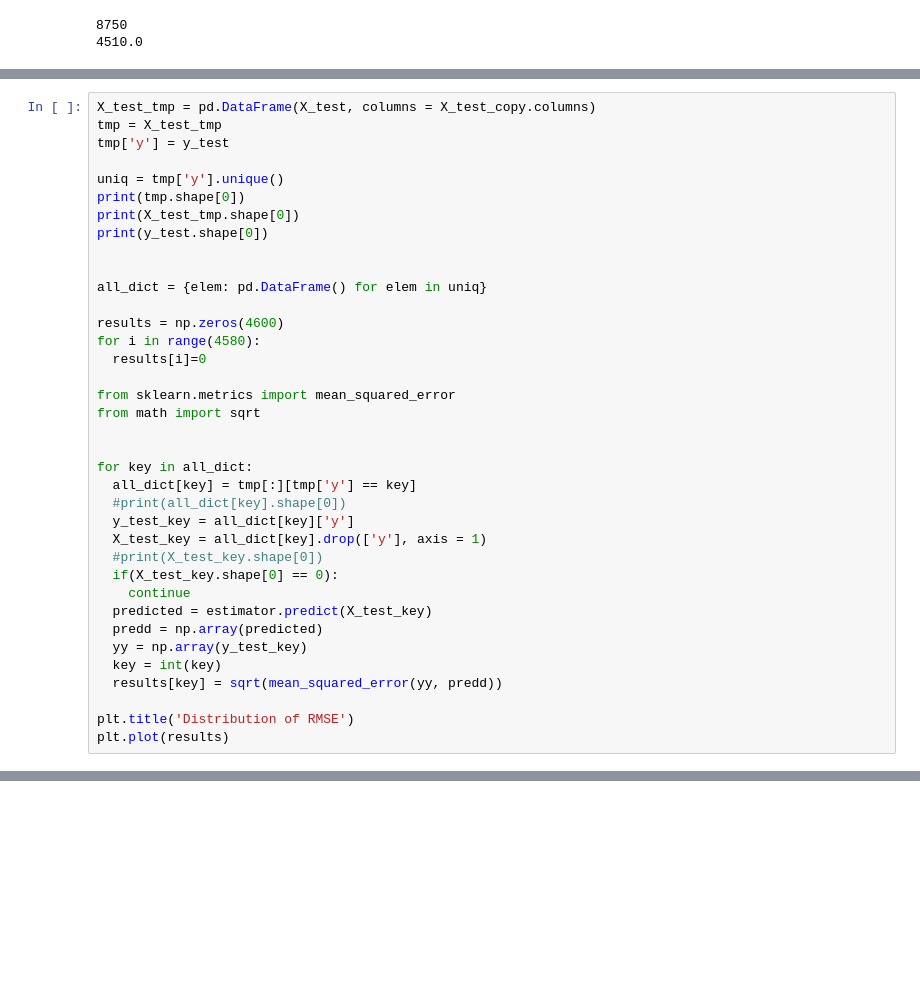
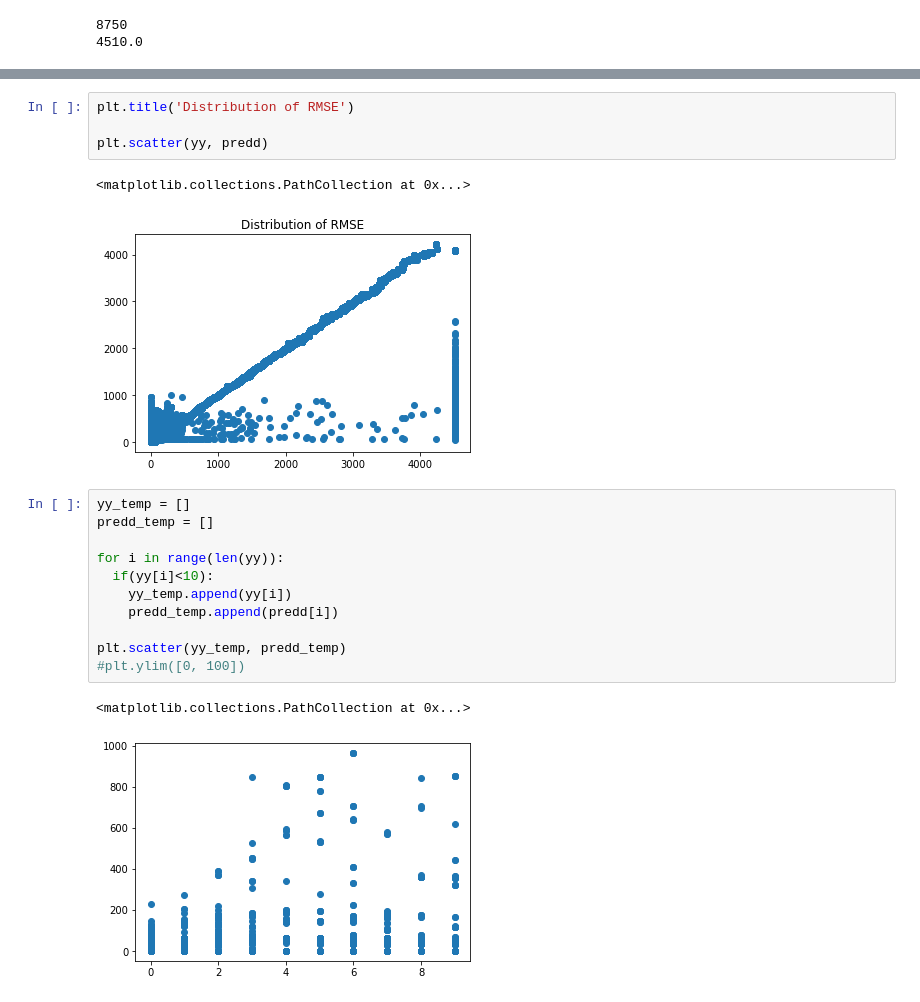
Before and after one commit to harel-coffee/pouw-auto, a Jupyter notebook: 4Neural_Network_Regression.ipynb, the cells around one changed output, grey strips where cells are left out. Cells and saved outputs as stored; diff of their text form; blank space fills up the shorter version.

```diff
--- a/4Neural_Network_Regression.ipynb
+++ b/4Neural_Network_Regression.ipynb
@@ -178,37 +203,0 @@ RMSE:
-# %%
-X_test_tmp = pd.DataFrame(X_test, columns = X_test_copy.columns)
-tmp = X_test_tmp
-tmp['y'] = y_test
-
-uniq = tmp['y'].unique()
-print(tmp.shape[0])
-print(X_test_tmp.shape[0])
-print(y_test.shape[0])
-
-
-all_dict = {elem: pd.DataFrame() for elem in uniq}
-
-results = np.zeros(4600)
-for i in range(4580):
-  results[i]=0
-
-from sklearn.metrics import mean_squared_error
-from math import sqrt
-
-
-for key in all_dict:
-  all_dict[key] = tmp[:][tmp['y'] == key]
-  #print(all_dict[key].shape[0])
-  y_test_key = all_dict[key]['y']
-  X_test_key = all_dict[key].drop(['y'], axis = 1)
-  #print(X_test_key.shape[0])
-  if(X_test_key.shape[0] == 0):
-    continue
-  predicted = estimator.predict(X_test_key)
-  predd = np.array(predicted)
-  yy = np.array(y_test_key)
-  key = int(key)
-  results[key] = sqrt(mean_squared_error(yy, predd))
-
-plt.title('Distribution of RMSE')
-plt.plot(results)
@@ -411,0 +204,21 @@ NameError: ignored
+# %%
+plt.title('Distribution of RMSE')
+
+plt.scatter(yy, predd)
+# %% [output]
+<matplotlib.collections.PathCollection at 0x...>
+[figure, added]
+# %%
+yy_temp = []
+predd_temp = []
+
+for i in range(len(yy)):
+  if(yy[i]<10):
+    yy_temp.append(yy[i])
+    predd_temp.append(predd[i])
+
+plt.scatter(yy_temp, predd_temp)
+#plt.ylim([0, 100])
+# %% [output]
+<matplotlib.collections.PathCollection at 0x...>
+[figure, added]
```
Also changed, not shown: parts of 16 cells of this notebook.
